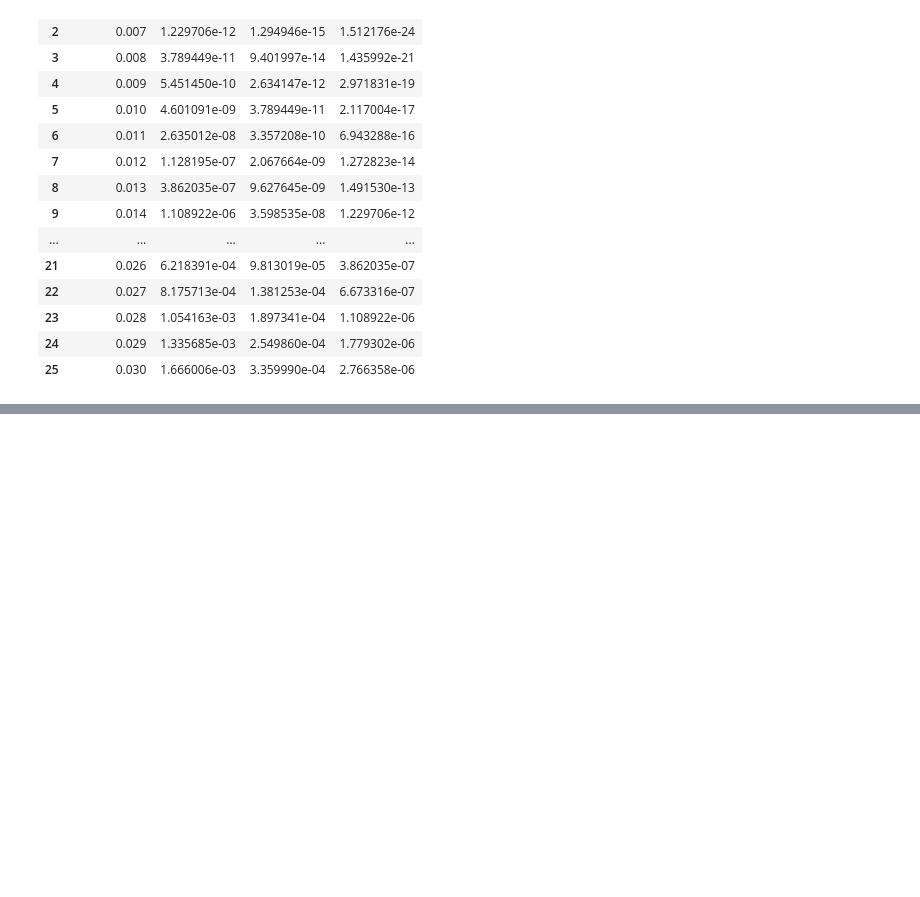
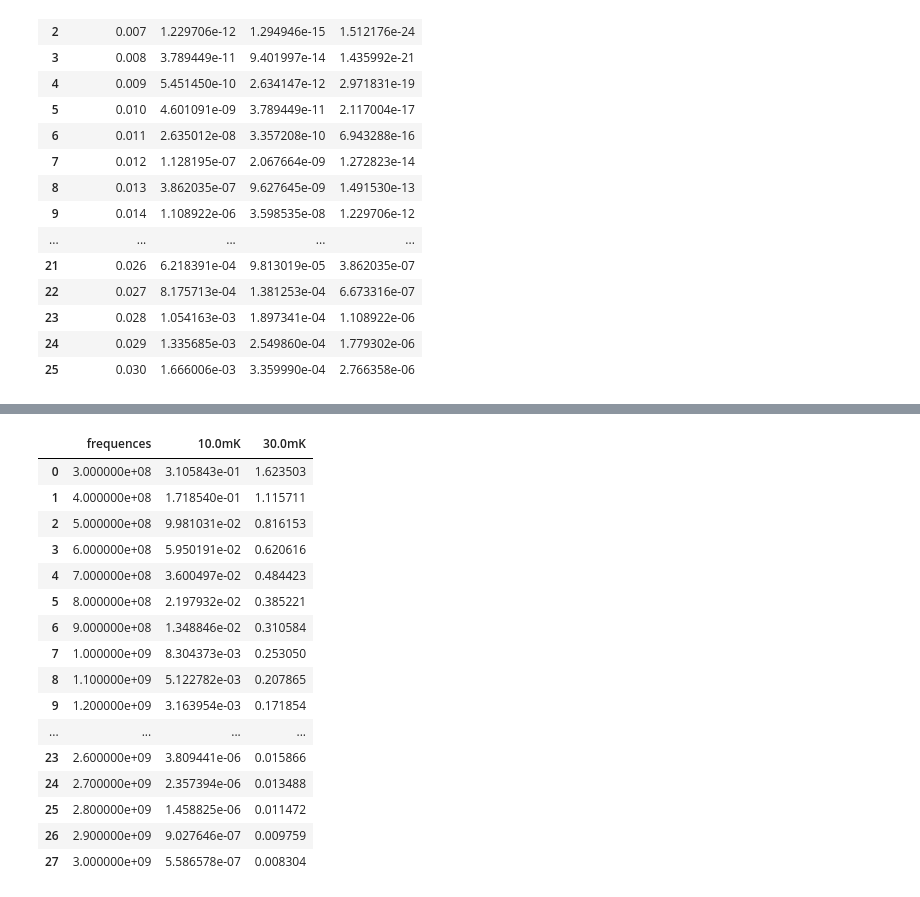
Before and after one commit to hoolheart/scout, a Jupyter notebook: notebooks/02-quantum-computing/01-temperature.ipynb, the cells around one changed output, grey strips where cells are left out. Saved outputs shown, nothing was run; the diff lists cells and outputs as text; code cells hidden in the pictures; blank space fills up the shorter version.

```diff
--- a/notebooks/02-quantum-computing/01-temperature.ipynb
+++ b/notebooks/02-quantum-computing/01-temperature.ipynb
@@ -251,0 +274,20 @@ rst
+# %%
+rst
+# %% [output]
+|  | frequences | 10.0mK | 30.0mK |
+| 0 | 3.000000e+08 | 3.105843e-01 | 1.623503 |
+| 1 | 4.000000e+08 | 1.718540e-01 | 1.115711 |
+| 2 | 5.000000e+08 | 9.981031e-02 | 0.816153 |
+| 3 | 6.000000e+08 | 5.950191e-02 | 0.620616 |
+| 4 | 7.000000e+08 | 3.600497e-02 | 0.484423 |
+| 5 | 8.000000e+08 | 2.197932e-02 | 0.385221 |
+| 6 | 9.000000e+08 | 1.348846e-02 | 0.310584 |
+| 7 | 1.000000e+09 | 8.304373e-03 | 0.253050 |
+| 8 | 1.100000e+09 | 5.122782e-03 | 0.207865 |
+| 9 | 1.200000e+09 | 3.163954e-03 | 0.171854 |
+| ... | ... | ... | ... |
+| 23 | 2.600000e+09 | 3.809441e-06 | 0.015866 |
+| 24 | 2.700000e+09 | 2.357394e-06 | 0.013488 |
+| 25 | 2.800000e+09 | 1.458825e-06 | 0.011472 |
+| 26 | 2.900000e+09 | 9.027646e-07 | 0.009759 |
+| 27 | 3.000000e+09 | 5.586578e-07 | 0.008304 |
```
Also changed, not shown: parts of 6 cells of this notebook.
